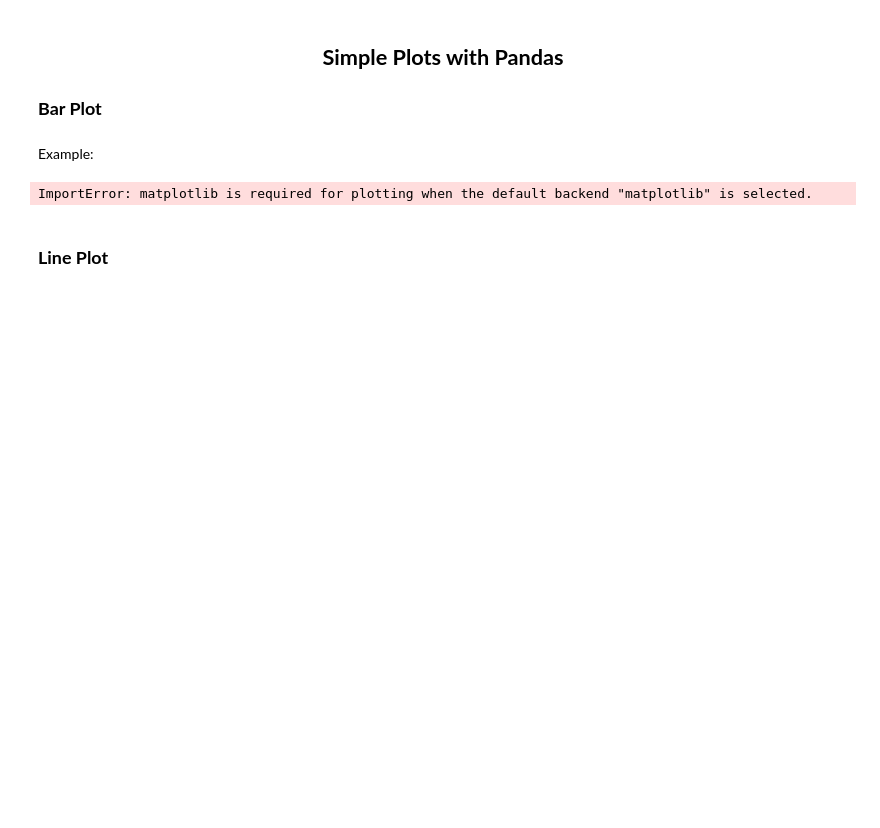
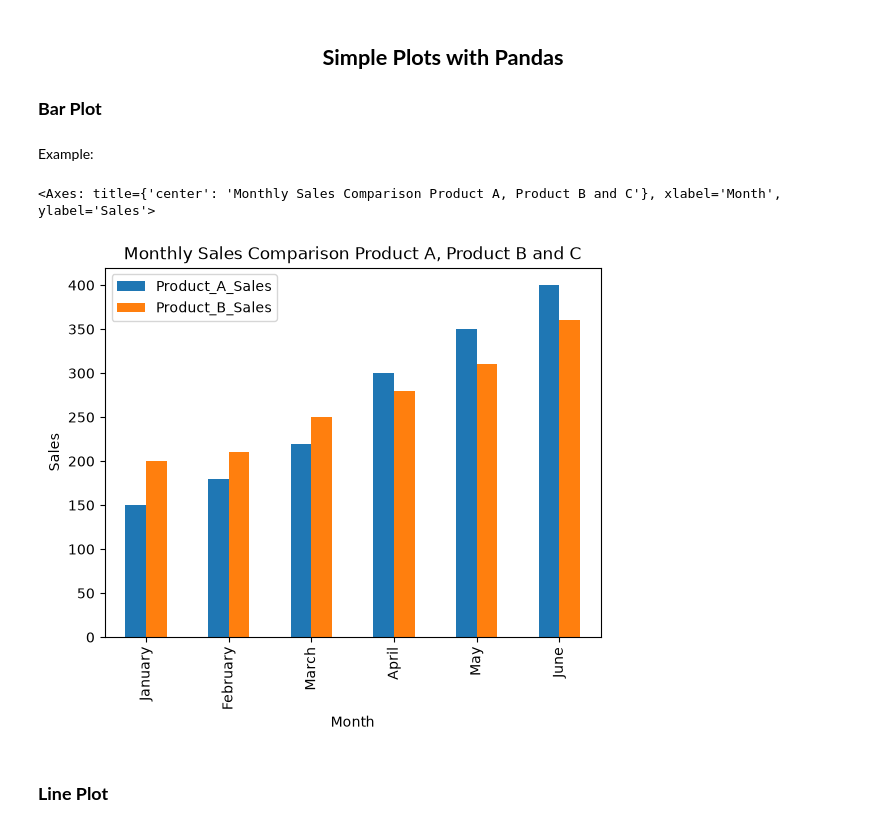
Before and after one commit to serendipity019/AI_Data_Factory_Lessons, a Jupyter notebook: pandas_lec_c.ipynb, the cells around one changed output. Saved outputs shown, nothing was run; the diff lists cells and outputs as text; code cells hidden in the pictures; blank space fills up the shorter version.

```diff
--- a/pandas_lec_c.ipynb
+++ b/pandas_lec_c.ipynb
@@ -168,27 +183,28 @@ Example:
 # %%
 # Creating the DataFrame
 data = {
     'Month': ['January', 'February', 'March', 'April', 'May', 'June'],
     'Product_A_Sales': [150, 180, 220, 300, 350, 400],
     'Product_B_Sales': [200, 210, 250, 280, 310, 360],
     'Product_C_Sales': [100, 110, 180, 350, 380, 460],
     'Product_D_Sales': [100, 110, 180, 350, 380, 460],
 }
 df_sales = pd.DataFrame(data)
 
 # Set 'Month' as the index for better plotting.
 df_sales= df_sales.set_index('Month') # If you don't. You can specify the column for x-axis and also the columns for y-axis.
 
 # Bar Plot: Comparing Sales of Product A and Product B for each month.
 df_sales.plot(
     kind='bar',
     # x='Month', # We don't need this because we have put set_index before.
-    y = ['Product_A_Sales', 'Product_B_Sales']
+    y = ['Product_A_Sales', 'Product_B_Sales'],
     title= "Monthly Sales Comparison Product A, Product B and C",
     ylabel="Sales",
     xlabel="Month")
 # %% [output]
-ImportError: matplotlib is required for plotting when the default backend "matplotlib" is selected.
+<Axes: title={'center': 'Monthly Sales Comparison Product A, Product B and C'}, xlabel='Month', ylabel='Sales'>
+[figure, added]
 # %% [markdown]
 ### **Line Plot**
 # %%
```
Also changed, not shown: parts of 3 cells of this notebook.
